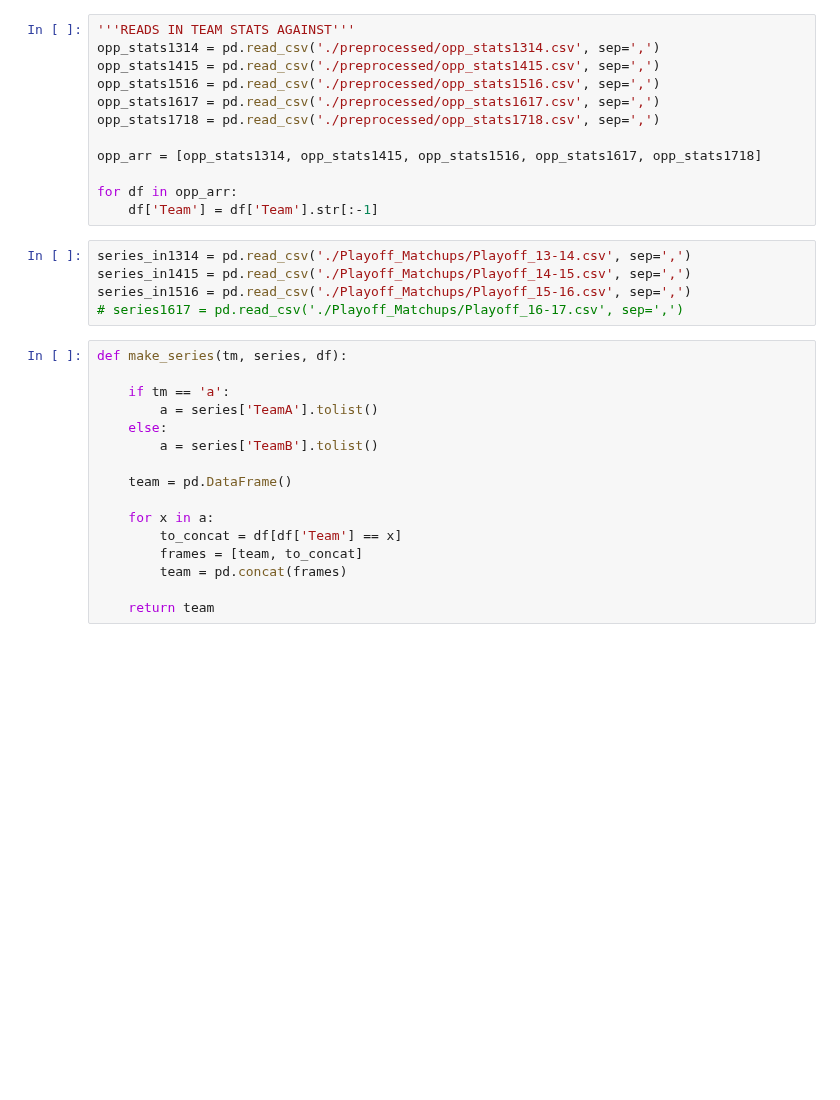
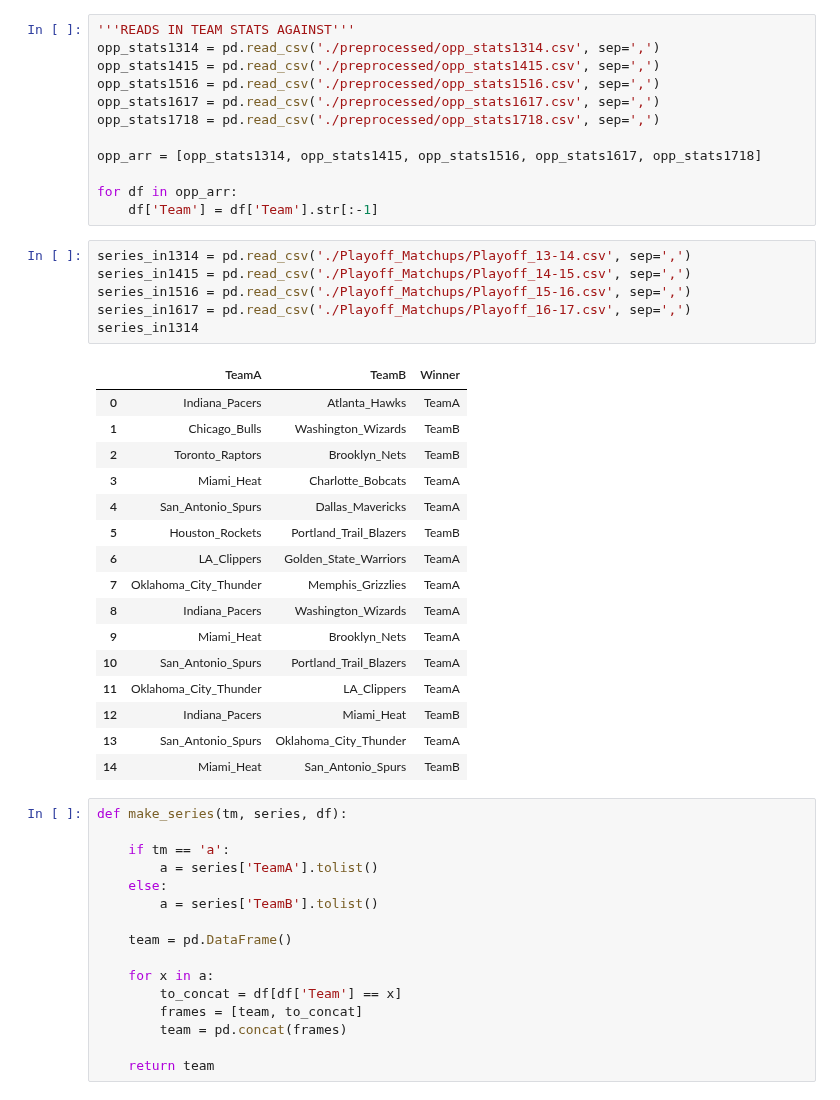
Before and after one commit to MaloneRobert/BasketballPredictor, a Jupyter notebook: Series_Preprocess.ipynb, the cells around one changed output. Drawn from its saved outputs; the diff is of its cells as text; blank space fills up the shorter version.

```diff
--- a/Series_Preprocess.ipynb
+++ b/Series_Preprocess.ipynb
@@ -55,8 +54,26 @@ for df in opp_arr:
 # %%
 series_in1314 = pd.read_csv('./Playoff_Matchups/Playoff_13-14.csv', sep=',')
 series_in1415 = pd.read_csv('./Playoff_Matchups/Playoff_14-15.csv', sep=',')
 series_in1516 = pd.read_csv('./Playoff_Matchups/Playoff_15-16.csv', sep=',')
-# series1617 = pd.read_csv('./Playoff_Matchups/Playoff_16-17.csv', sep=',')
+series_in1617 = pd.read_csv('./Playoff_Matchups/Playoff_16-17.csv', sep=',')
+series_in1314
+# %% [output]
+|  | TeamA | TeamB | Winner |
+| 0 | Indiana_Pacers | Atlanta_Hawks | TeamA |
+| 1 | Chicago_Bulls | Washington_Wizards | TeamB |
+| 2 | Toronto_Raptors | Brooklyn_Nets | TeamB |
+| 3 | Miami_Heat | Charlotte_Bobcats | TeamA |
+| 4 | San_Antonio_Spurs | Dallas_Mavericks | TeamA |
+| 5 | Houston_Rockets | Portland_Trail_Blazers | TeamB |
+| 6 | LA_Clippers | Golden_State_Warriors | TeamA |
+| 7 | Oklahoma_City_Thunder | Memphis_Grizzlies | TeamA |
+| 8 | Indiana_Pacers | Washington_Wizards | TeamA |
+| 9 | Miami_Heat | Brooklyn_Nets | TeamA |
+| 10 | San_Antonio_Spurs | Portland_Trail_Blazers | TeamA |
+| 11 | Oklahoma_City_Thunder | LA_Clippers | TeamA |
+| 12 | Indiana_Pacers | Miami_Heat | TeamB |
+| 13 | San_Antonio_Spurs | Oklahoma_City_Thunder | TeamA |
+| 14 | Miami_Heat | San_Antonio_Spurs | TeamB |
 # %%
 def make_series(tm, series, df):
 
```
Also changed, not shown: parts of 7 cells of this notebook, 28 other files.
